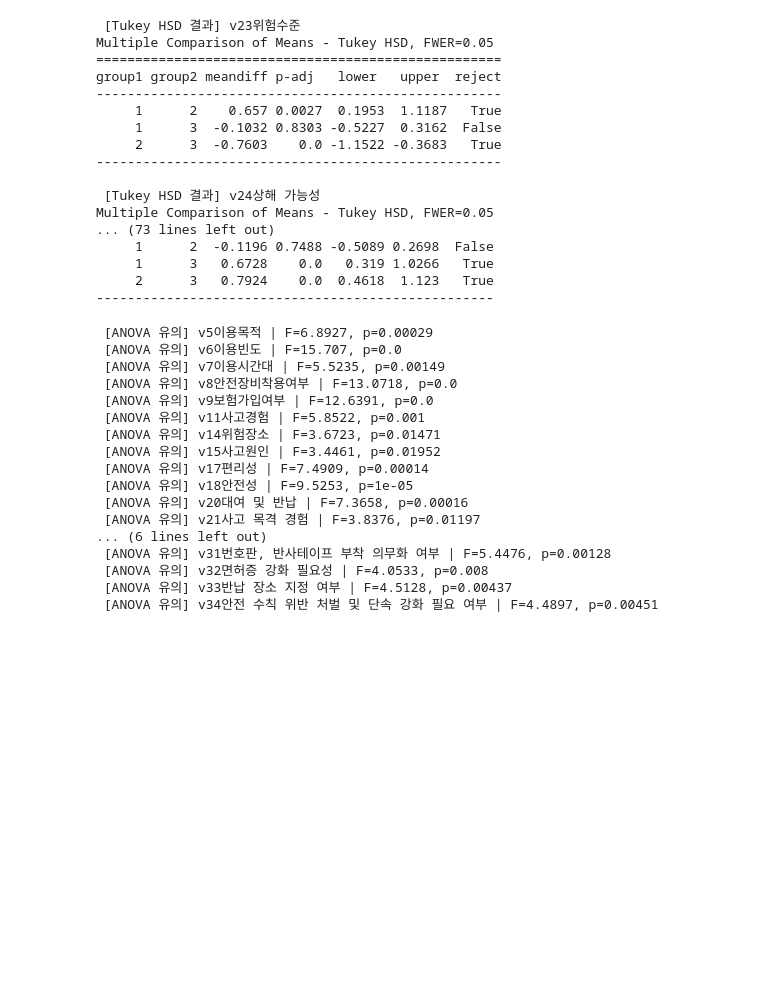
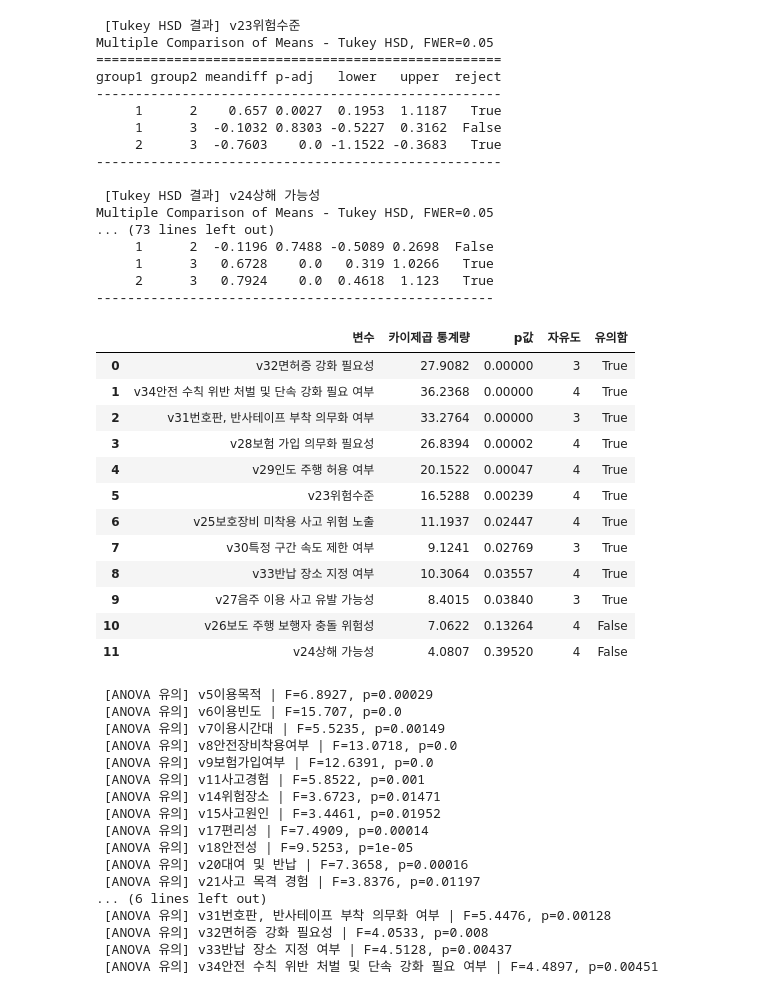
Before and after one commit to sharppink/pandas_visualization, a Jupyter notebook: project_anyang.ipynb, the cells around one changed output. Saved outputs shown, nothing was run; the diff lists cells and outputs as text; code cells hidden in the pictures; blank space fills up the shorter version.

```diff
--- a/project_anyang.ipynb
+++ b/project_anyang.ipynb
@@ -119,6 +144,10 @@ for col in columns_to_test:
         if p_value < 0.05:
             print(f" [ANOVA 유의] {col} | F={round(f_stat, 4)}, p={round(p_value, 5)}")
             significant_columns.append(col)
+for col in significant_columns:
+    print(f"\n [Tukey HSD 결과] {col}")
+    tukey = pairwise_tukeyhsd(endog=data[col].dropna(), groups=data['v4이용종류'][data[col].notna()], alpha=0.05)
+    print(tukey.summary())
 # %% [output]
  [ANOVA 유의] v23위험수준 | F=11.1096, p=3e-05
  [ANOVA 유의] v24상해 가능성 | F=12.5093, p=1e-05
@@ -154,0 +199,24 @@ Multiple Comparison of Means - Tukey HSD, FWER=0.05
+# %%
+data['이용종류라벨'] = data['v4이용종류'].map({1: '전동 킥보드', 2: '전기 자전거', 3: '없음'})
+
+# ANOVA 분석 + 유의한 열 추출
+significant_columns = []
+use_levels = data['v4이용종류'].dropna().unique()
+
+for col in columns_to_test:
+    groups = [data[data['v4이용종류'] == use][col].dropna() for use in use_levels]
+    if all(len(g) > 1 for g in groups):
+        f_stat, p_value = f_oneway(*groups)
+        if p_value < 0.05:
+            significant_columns.append(col)
+
+# 박스플롯 생성 (산점도 제거)
+for col in significant_columns:
+    fig = px.box(
+        data,
+        x="이용종류라벨",
+        y=col,
+        points=False,
+        labels={"이용종류라벨": "이용종류", col: col}
+    )
+    fig.show()
@@ -154,0 +226,31 @@ Multiple Comparison of Means - Tukey HSD, FWER=0.05
+# %%
+chi2_results = []
+for col in columns_to_test:
+    ct = pd.crosstab(data['v4_1이용여부'], data[col])
+    if ct.shape[0] > 1 and ct.shape[1] > 1:
+        chi2, p, dof, expected = chi2_contingency(ct)
+        chi2_results.append({
+            '변수': col,
+            '카이제곱 통계량': round(chi2, 4),
+            'p값': round(p, 5),
+            '자유도': dof,
+            '유의함': p < 0.05
+        })
+
+# 데이터프레임 변환 및 정렬
+chi2_df = pd.DataFrame(chi2_results).sort_values(by='p값').reset_index(drop=True)
+chi2_df
+# %% [output]
+|  | 변수 | 카이제곱 통계량 | p값 | 자유도 | 유의함 |
+| 0 | v32면허증 강화 필요성 | 27.9082 | 0.00000 | 3 | True |
+| 1 | v34안전 수칙 위반 처벌 및 단속 강화 필요 여부 | 36.2368 | 0.00000 | 4 | True |
+| 2 | v31번호판, 반사테이프 부착 의무화 여부 | 33.2764 | 0.00000 | 3 | True |
+| 3 | v28보험 가입 의무화 필요성 | 26.8394 | 0.00002 | 4 | True |
+| 4 | v29인도 주행 허용 여부 | 20.1522 | 0.00047 | 4 | True |
+| 5 | v23위험수준 | 16.5288 | 0.00239 | 4 | True |
+| 6 | v25보호장비 미착용 사고 위험 노출 | 11.1937 | 0.02447 | 4 | True |
+| 7 | v30특정 구간 속도 제한 여부 | 9.1241 | 0.02769 | 3 | True |
+| 8 | v33반납 장소 지정 여부 | 10.3064 | 0.03557 | 4 | True |
+| 9 | v27음주 이용 사고 유발 가능성 | 8.4015 | 0.03840 | 3 | True |
+| 10 | v26보도 주행 보행자 충돌 위험성 | 7.0622 | 0.13264 | 4 | False |
+| 11 | v24상해 가능성 | 4.0807 | 0.39520 | 4 | False |
```
Also changed, not shown: parts of 17 cells of this notebook.
